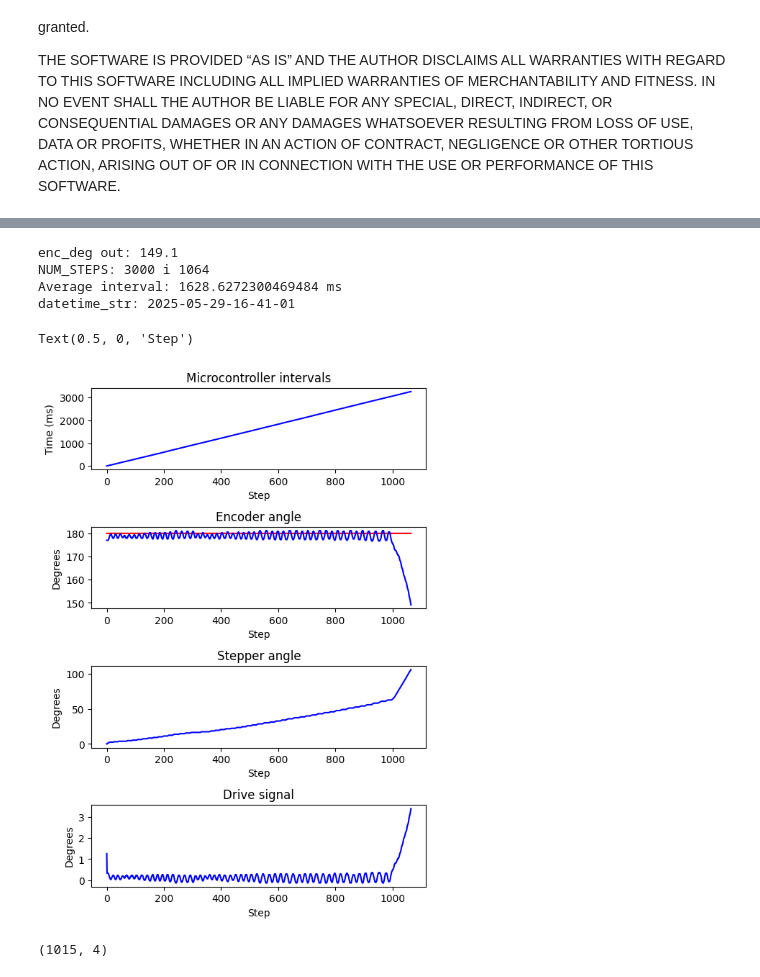
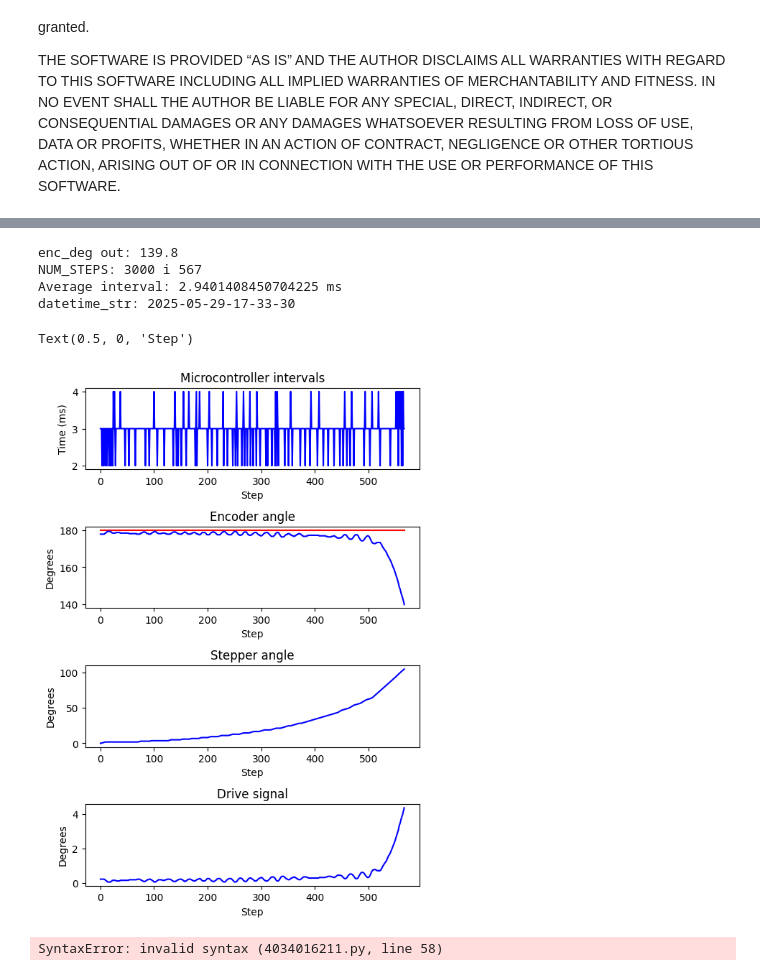
Before and after one commit to th1991-01/pendulum-pid, a Jupyter notebook: pendulum-pid.ipynb, the cells around one changed output, grey strips where cells are left out. Cells and saved outputs as stored; diff of their text form; code cells hidden in the pictures.

```diff
--- a/pendulum-pid.ipynb
+++ b/pendulum-pid.ipynb
@@ -93,8 +93,18 @@ Observation: [358.5, 0.0]
 # K_D_deg_ms = 0.0001
 # K_D_rad_ms = K_D_deg_ms
 # K_D_rad_s= K_D_rad_ms*1e-3
+
+# 小刻みに
 K_P_rad = 0.11
 K_D_rad_s =0.0001
+
+# 少し大きめに振動する
+# K_P_rad = 0.11
+# K_D_rad_s =0.004
+
+# K_P_rad = 0.15
+# K_D_rad_s =0.006
+
 
 # BIAS = 0
 
@@ -104,7 +114,7 @@ SETPOINT_rad = SETPOINT_deg * np.pi/180.0
 # NUM_STEPS = 1000000
 NUM_STEPS = 3000
 # NUM_STEPS = 1000 # 3秒くらい
-ENC_GUARD_DEGS = [150, 210]
+ENC_GUARD_DEGS = [140, 220]
 STEP_MODE = STEP_MODE_8
 
 
@@ -127,6 +137,7 @@ else:
     print("ERROR: Could not communicate with Arduino")
     timestamp_prev_ms = 0
 
+
 # Try to keep pendulum in upright position
 move_deg = 0
 for i in range(NUM_STEPS):
@@ -147,11 +158,15 @@ for i in range(NUM_STEPS):
 
     enc_rad = enc_deg* np.pi/180.0
     stp_rad = stp_deg* np.pi/180.0
-    enc_vel = (enc_rad - enc_rad_prev)/ interval_s
-    stp_vel = (stp_rad - stp_rad_prev)/ interval_s
+    if i==0:
+        enc_vel = 0.0
+        stp_vel = 0.0
+    else:
+        enc_vel = (enc_rad - enc_rad_prev)/ interval_s
+        stp_vel = (stp_rad - stp_rad_prev)/ interval_s
 
     tmp_state = np.array([enc_rad, enc_vel, stp_rad, stp_vel])
-
+    timestamp_prev_ms = 1.0 * timestamp_ms
 
     # Calculate the PD terms
     error_rad = SETPOINT_rad - enc_rad
@@ -192,38 +207,41 @@ plt.subplots_adjust(hspace=0.7)
 
 # Plot intervals measured from microcontroller
 ax[0].plot(intervals_ms, color='blue')
 ax[0].set_title("Microcontroller intervals")
 ax[0].set_ylabel("Time (ms)")
 ax[0].set_xlabel("Step")
 
 # Plot setpoint and encoder degrees
 ax[1].plot([SETPOINT_deg] * len(enc_degs), color='red')
 ax[1].plot(enc_degs, color='blue')
 ax[1].set_title("Encoder angle")
 ax[1].set_ylabel("Degrees")
 
+
 ax[1].set_xlabel("Step")
 
 # Plot stepper degrees
 
 ax[2].plot(stp_degs, color='blue')
 ax[2].set_title("Stepper angle")
 ax[2].set_ylabel("Degrees")
 ax[2].set_xlabel("Step")
 
 # Plot output signals
 ax[3].plot(move_degs, color='blue')
 ax[3].set_title("Drive signal")
 
+
 ax[3].set_ylabel("Degrees")
+
 ax[3].set_xlabel("Step")
 # %% [output]
-enc_deg out: 149.1
-NUM_STEPS: 3000 i 1064
-Average interval: 1628.6272300469484 ms
-datetime_str: 2025-05-29-16-41-01
+enc_deg out: 139.8
+NUM_STEPS: 3000 i 567
+Average interval: 2.9401408450704225 ms
+datetime_str: 2025-05-29-17-33-30
 Text(0.5, 0, 'Step')
-[figure, old version]
+[figure, new version]
 # %%
 import numpy as np
 
@@ -246,11 +264,47 @@ for i in range(len(intervals_s)-1):
     timestamp_s.append(intervals_s[i]+1.0*timestamp_s[-1])
 timestamp_s = np.array(timestamp_s)
 
-rawdata = np.stack([timestamp_s, enc_pos_rad, stp_pos_rad, move_rad]).T[:1800]
+rawdata = np.stack([timestamp_s, enc_pos_rad, stp_pos_rad, move_rad]).T#
+
+
+
+
+
+
+
+
+
+
+
+
+
+
+
+
+
+
+
+
+
+
+
+
+
+
+
+
+
+
+
+
+
+
+
+[1:1800]
 print(rawdata.shape)
 np.savetxt(datetime_str+".csv", rawdata, delimiter=",")
 # %% [output]
-(1015, 4)
+SyntaxError: invalid syntax (4034016211.py, line 58)
 # %%
 print("enc_pos")
 for nd in range(1,5):
```
Also changed, not shown: parts of 12 cells of this notebook, 2 other files.
